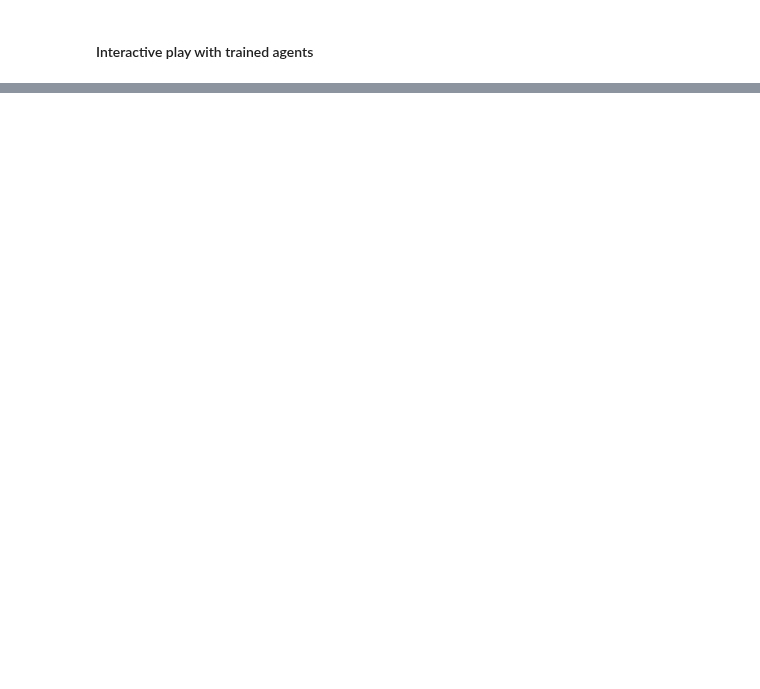
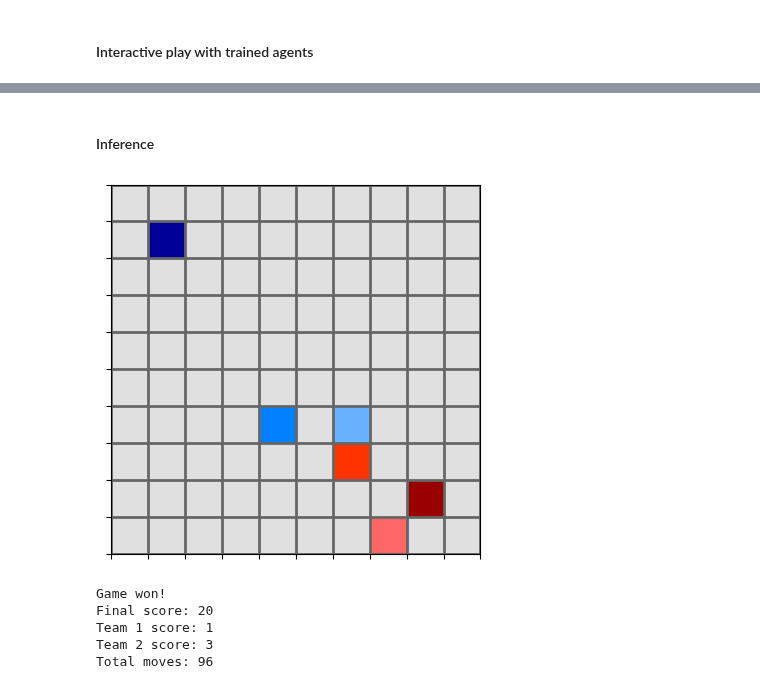
Before and after one commit to g-nightingale/marl-ctf-development, a Jupyter notebook: mvp_environment/mvp_env.ipynb, the cells around one changed output, grey strips where cells are left out. Drawn from its saved outputs; the diff is of its cells as text; code cells hidden in the pictures; blank space fills up the shorter version.

```diff
--- a/mvp_environment/mvp_env.ipynb
+++ b/mvp_environment/mvp_env.ipynb
@@ -219,0 +225,31 @@ ut.plot_training_performance(*training_metrics)
+# %% [markdown]
+#### Inference
+# %%
+# load saved network weights
+ddqn_t1 = DQNNetwork(name='ddqn_t1')
+ddqn_t1.load_model()
+
+ddqn_t2 = DQNNetwork(name='ddqn_t2')
+ddqn_t2.load_model()
+
+# create agents
+use_softmax = True
+agent_t1 = DQNAgent(q_network=ddqn_t1 ,
+                    use_softmax=use_softmax)
+
+agent_t2 = DQNAgent(q_network=ddqn_t2,
+                    use_softmax=use_softmax)
+
+# create environment
+env = GridworldCtf()
+env_dims = (1, 1, 10, 10)
+# %%
+# test model
+ut.test_model(env, agent_t1, agent_t2, env_dims, display=True, max_moves=200)
+# %% [output]
+[figure, added]
+Game won!
+Final score: 20
+Team 1 score: 1
+Team 2 score: 3
+Total moves: 96
```
Also changed, not shown: parts of 7 cells of this notebook, 4 other files.
